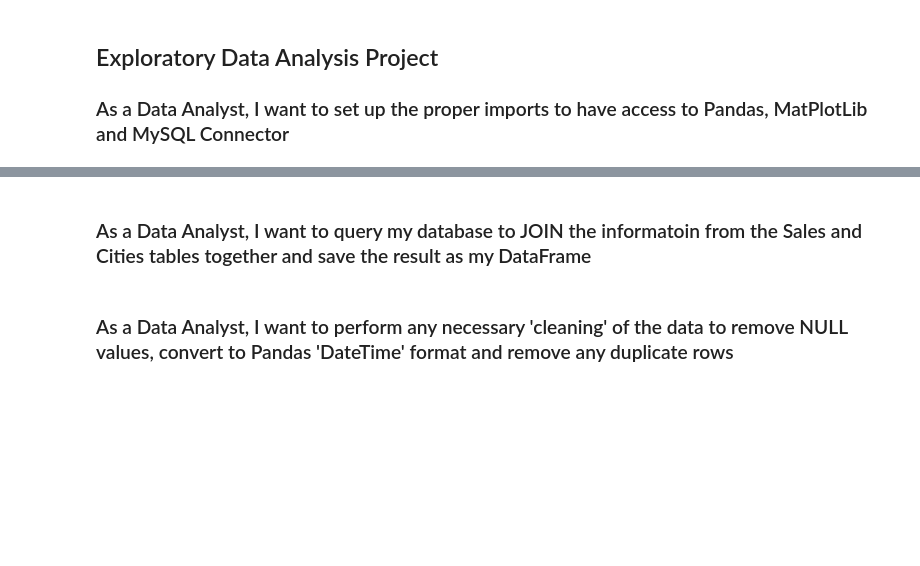
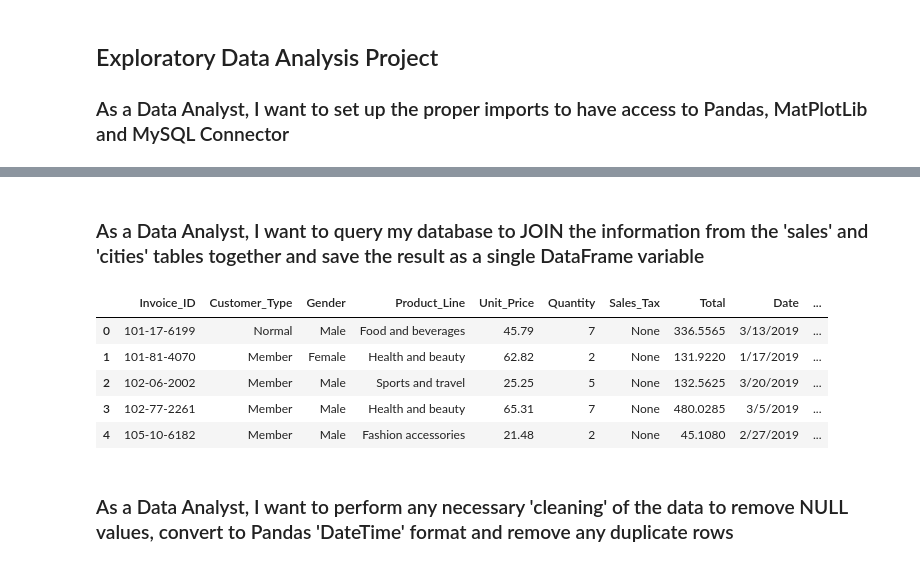
Before and after one commit to JenVega09/ExploratoryDataAnalysis, a Jupyter notebook: exploratory_data_analysis.ipynb, the cells around one changed output, grey strips where cells are left out. Saved outputs shown, nothing was run; the diff lists cells and outputs as text; code cells hidden in the pictures; blank space fills up the shorter version.

```diff
--- a/exploratory_data_analysis.ipynb
+++ b/exploratory_data_analysis.ipynb
@@ -15,4 +13,15 @@ InterfaceError: 2003: Can't connect to MySQL server on '%-.100s:%u' (%s) (Warnin
 # %% [markdown]
-### As a Data Analyst, I want to query my database to JOIN the informatoin from the Sales and Cities tables together and save the result as my DataFrame
+### As a Data Analyst, I want to query my database to JOIN the information from the 'sales' and 'cities' tables together and save the result as a single DataFrame variable
+# %%
+select_query = "SELECT * FROM sales JOIN cities ON sales.City_ID = cities.City_ID"
+df = pd.read_sql_query(select_query, mydb)
+df.head()
+# %% [output]
+|  | Invoice_ID | Customer_Type | Gender | Product_Line | Unit_Price | Quantity | Sales_Tax | Total | Date | ... |
+| 0 | 101-17-6199 | Normal | Male | Food and beverages | 45.79 | 7 | None | 336.5565 | 3/13/2019 | ... |
+| 1 | 101-81-4070 | Member | Female | Health and beauty | 62.82 | 2 | None | 131.9220 | 1/17/2019 | ... |
+| 2 | 102-06-2002 | Member | Male | Sports and travel | 25.25 | 5 | None | 132.5625 | 3/20/2019 | ... |
+| 3 | 102-77-2261 | Member | Male | Health and beauty | 65.31 | 7 | None | 480.0285 | 3/5/2019 | ... |
+| 4 | 105-10-6182 | Member | Male | Fashion accessories | 21.48 | 2 | None | 45.1080 | 2/27/2019 | ... |
 # %% [markdown]
 ### As a Data Analyst, I want to perform any necessary 'cleaning' of the data to remove NULL values, convert to Pandas 'DateTime' format and remove any duplicate rows
```
Also changed, not shown: parts of 19 cells of this notebook.
